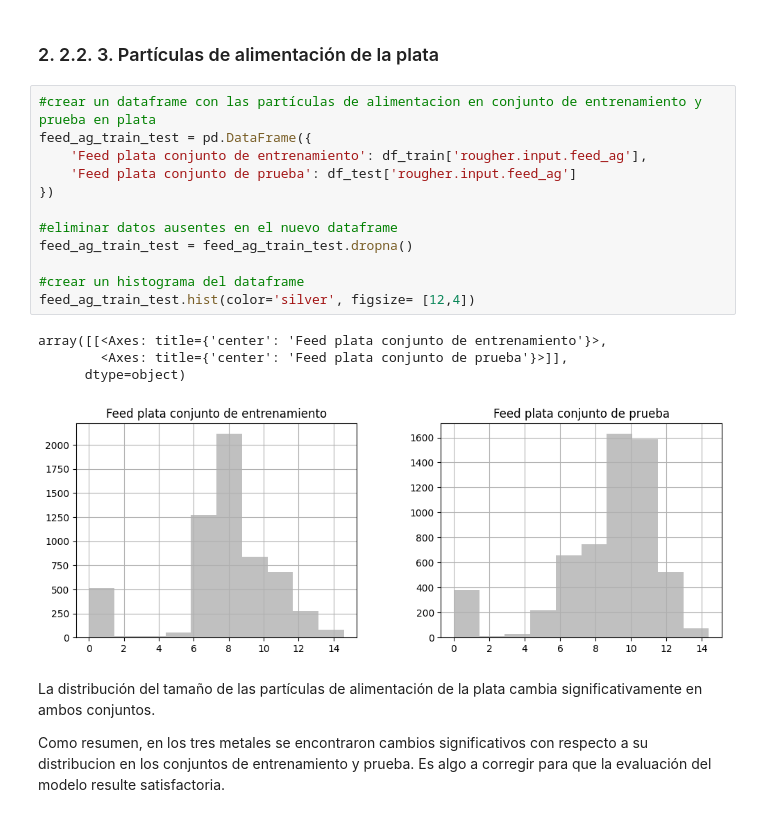
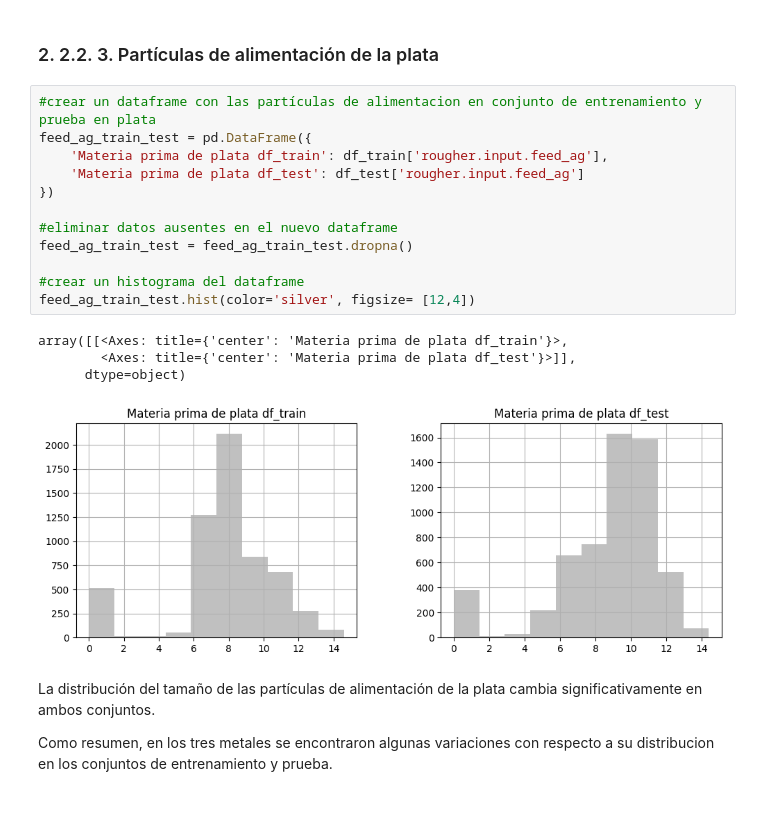
Before and after one commit to wh1tneyr/proyecto-tecnologico, a Jupyter notebook: gold.ipynb, the cells around one changed output. Saved outputs shown, nothing was run; the diff lists cells and outputs as text.

```diff
--- a/gold.ipynb
+++ b/gold.ipynb
@@ -461,22 +469,22 @@ En cuanto al plomo, la distribución del tamaño de las partículas de alimentac
 # %%
 #crear un dataframe con las partículas de alimentacion en conjunto de entrenamiento y prueba en plata
 feed_ag_train_test = pd.DataFrame({
-    'Feed plata conjunto de entrenamiento': df_train['rougher.input.feed_ag'],
-    'Feed plata conjunto de prueba': df_test['rougher.input.feed_ag']
+    'Materia prima de plata df_train': df_train['rougher.input.feed_ag'],
+    'Materia prima de plata df_test': df_test['rougher.input.feed_ag']
 })
 
 #eliminar datos ausentes en el nuevo dataframe
 feed_ag_train_test = feed_ag_train_test.dropna()
 
 #crear un histograma del dataframe
 feed_ag_train_test.hist(color='silver', figsize= [12,4])
 # %% [output]
-array([[<Axes: title={'center': 'Feed plata conjunto de entrenamiento'}>,
-        <Axes: title={'center': 'Feed plata conjunto de prueba'}>]],
+array([[<Axes: title={'center': 'Materia prima de plata df_train'}>,
+        <Axes: title={'center': 'Materia prima de plata df_test'}>]],
       dtype=object)
-[figure, old version]
+[figure, new version]
 # %% [markdown]
 La distribución del tamaño de las partículas de alimentación de la plata cambia significativamente en ambos conjuntos.
 
 
-Como resumen, en los tres metales se encontraron cambios significativos con respecto a su distribucion en los conjuntos de entrenamiento y prueba. Es algo a corregir para que la evaluación del modelo resulte satisfactoria.
+Como resumen, en los tres metales se encontraron algunas variaciones con respecto a su distribucion en los conjuntos de entrenamiento y prueba.
```
Also changed, not shown: parts of 9 cells of this notebook.
